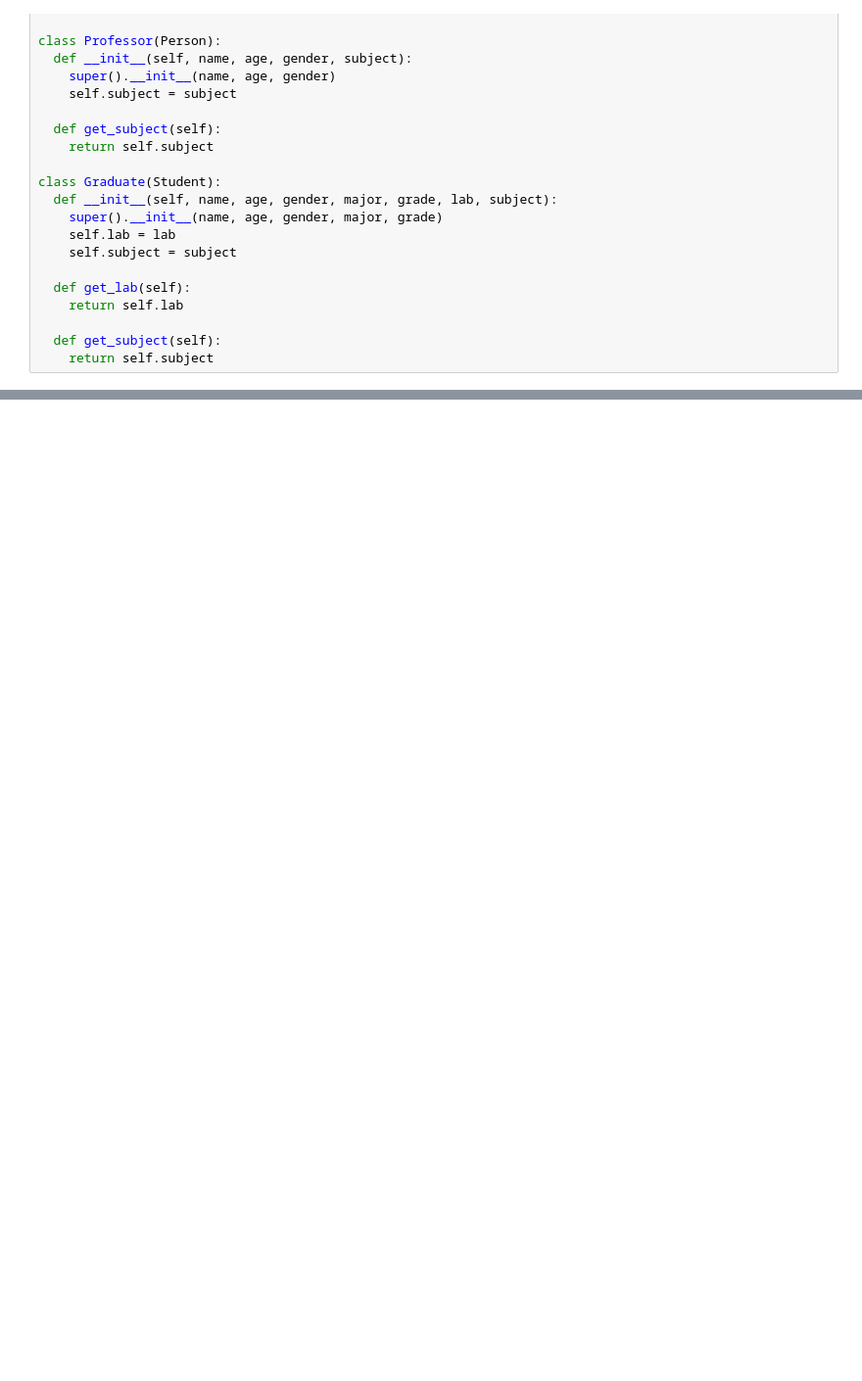
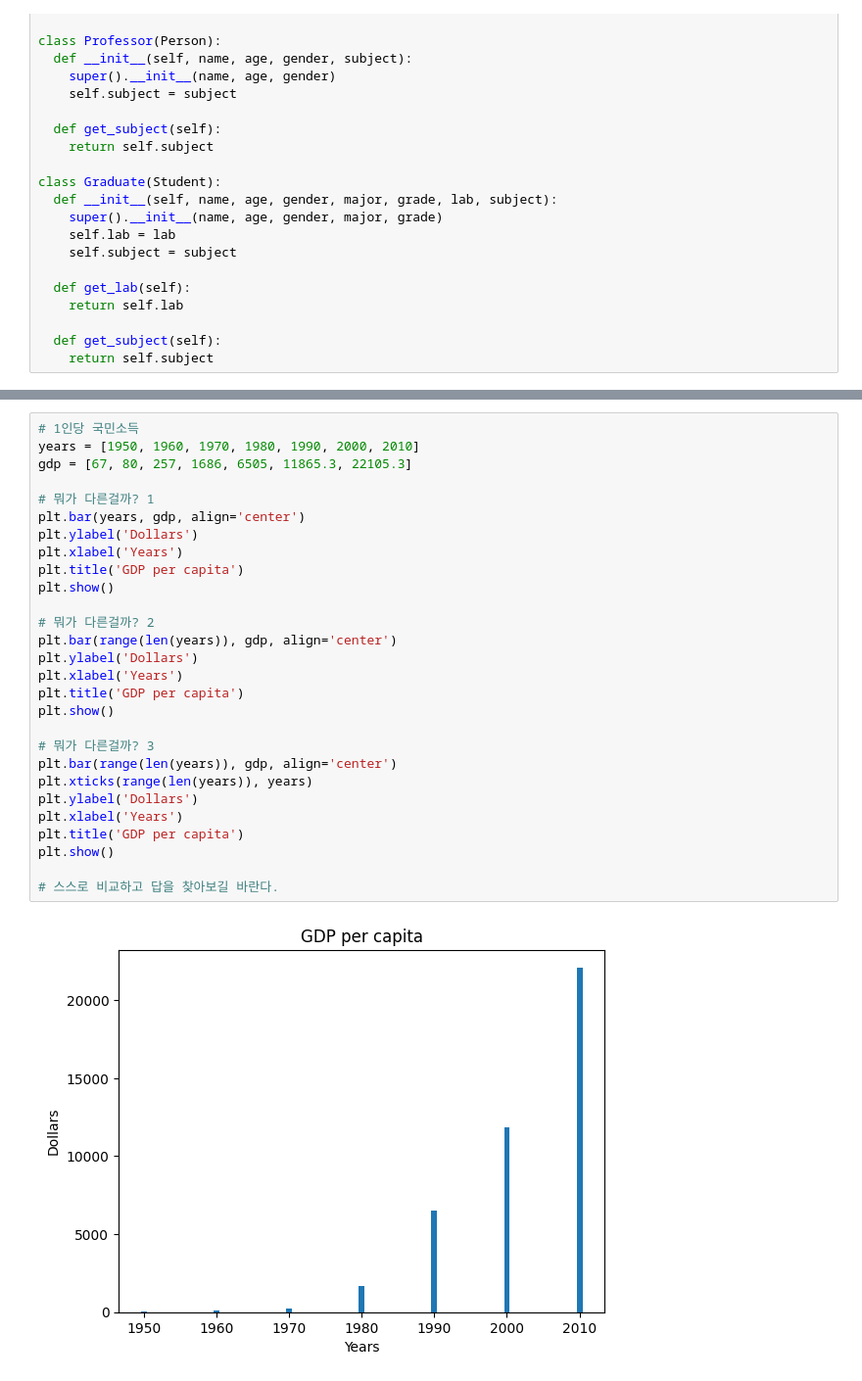
Before and after one commit to yeong3223/DSC2001, a Jupyter notebook: 데사프도움닫기.ipynb, the cells around one changed output, grey strips where cells are left out. Shown at 98% size. Drawn from its saved outputs; the diff is of its cells as text; blank space fills up the shorter version.

```diff
--- a/데사프도움닫기.ipynb
+++ b/데사프도움닫기.ipynb
@@ -1584,0 +2214,30 @@ dog1.talk
+# %%
+# 1인당 국민소득
+years = [1950, 1960, 1970, 1980, 1990, 2000, 2010]
+gdp = [67, 80, 257, 1686, 6505, 11865.3, 22105.3]
+
+# 뭐가 다른걸까? 1
+plt.bar(years, gdp, align='center')
+plt.ylabel('Dollars')
+plt.xlabel('Years')
+plt.title('GDP per capita')
+plt.show()
+
+# 뭐가 다른걸까? 2
+plt.bar(range(len(years)), gdp, align='center')
+plt.ylabel('Dollars')
+plt.xlabel('Years')
+plt.title('GDP per capita')
+plt.show()
+
+# 뭐가 다른걸까? 3
+plt.bar(range(len(years)), gdp, align='center')
+plt.xticks(range(len(years)), years)
+plt.ylabel('Dollars')
+plt.xlabel('Years')
+plt.title('GDP per capita')
+plt.show()
+
+# 스스로 비교하고 답을 찾아보길 바란다.
+# %% [output]
+[figure, added]
```
Also changed, not shown: parts of 116 cells of this notebook.
